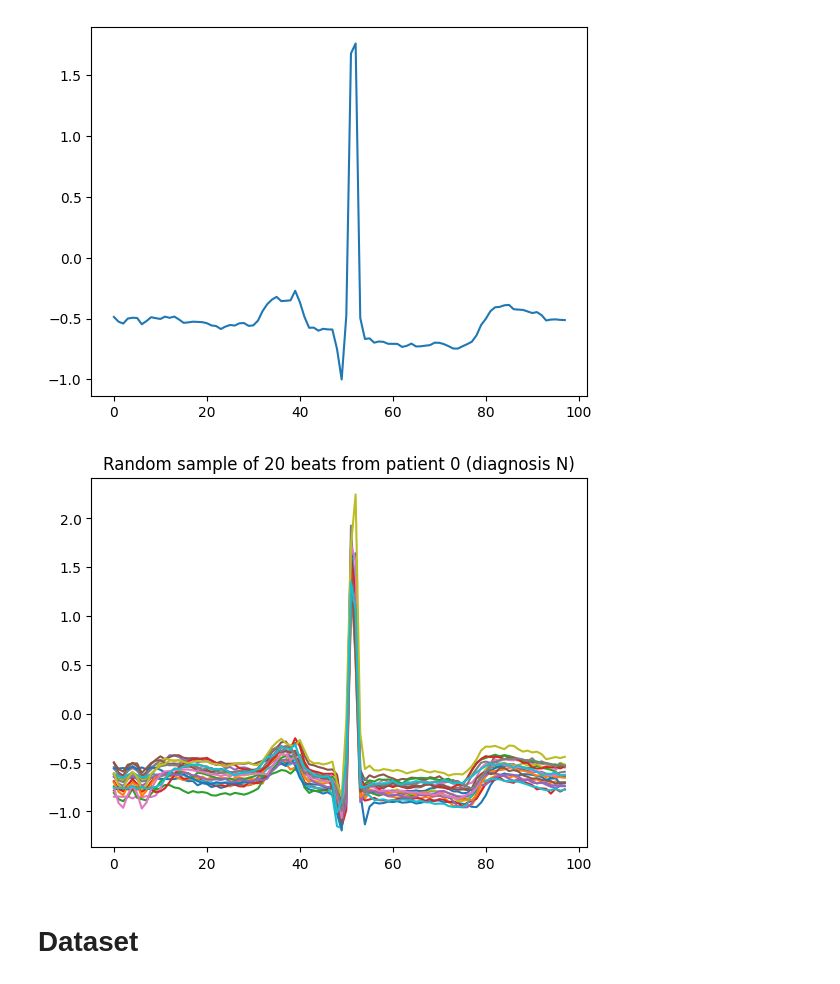
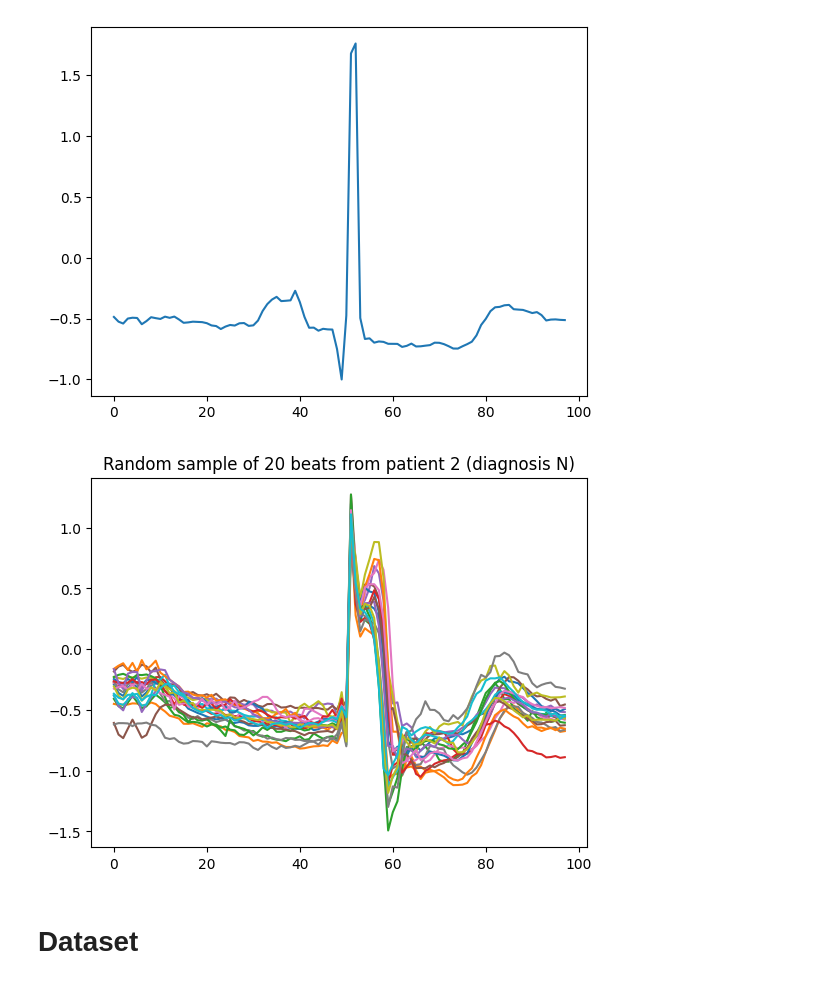
Before and after one commit to MattyAB/ecg_transfer, a Jupyter notebook: autoencoder.ipynb, the cells around one changed output. Drawn from its saved outputs; the diff is of its cells as text; code cells hidden in the pictures.

```diff
--- a/autoencoder.ipynb
+++ b/autoencoder.ipynb
@@ -82,17 +82,17 @@ plotbeat(beats[1000])
 # %%
 def plot_patient_beat_sample(patient, k):
 
     patient_beats = [x for x in beats if x[2] == patient]
     patient_beats = random.sample(patient_beats, k)
 
     for beat in patient_beats:
         plotbeat(beat)
 
     plt.title(f'Random sample of {k} beats from patient {patient} (diagnosis {beat[1]})')
 
-plot_patient_beat_sample(0, 20)
+plot_patient_beat_sample(2, 20)
 # %% [output]
-[figure, old version]
+[figure, new version]
 # %% [markdown]
 # Dataset
 # %%
```
Also changed, not shown: parts of 16 cells of this notebook, 3 other files.
